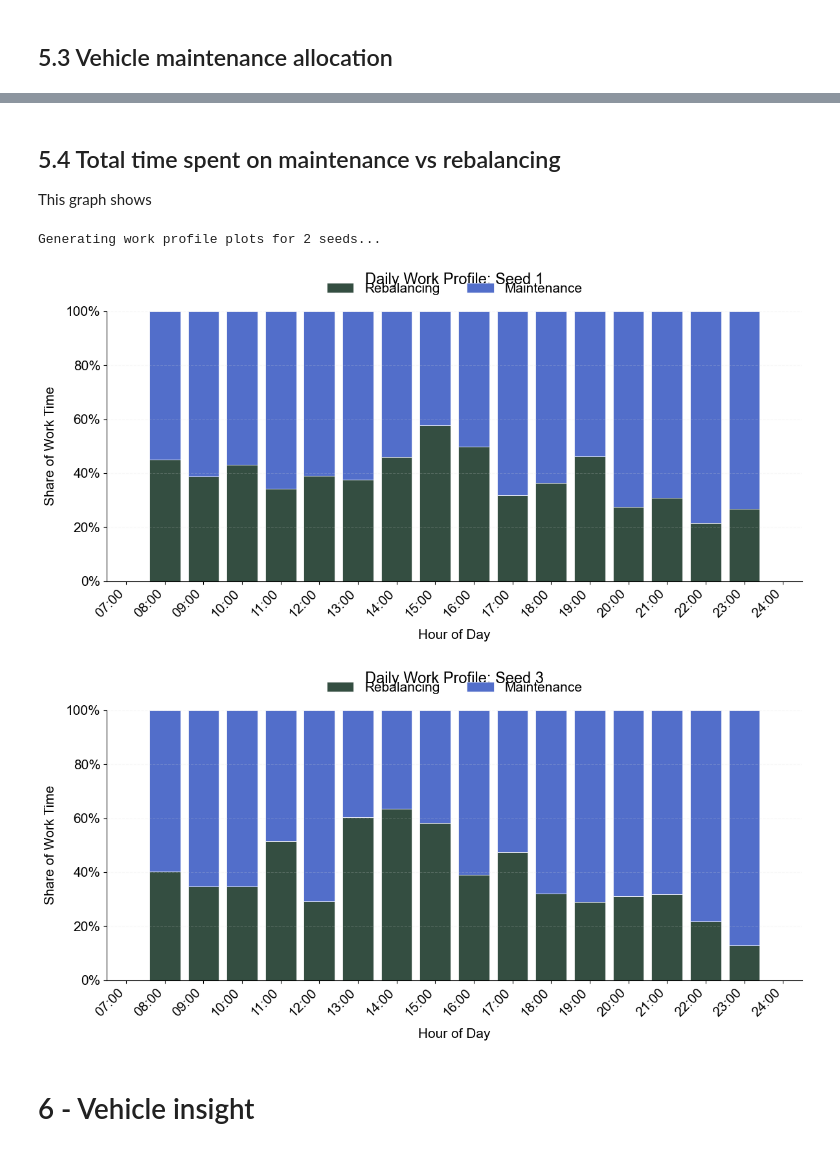
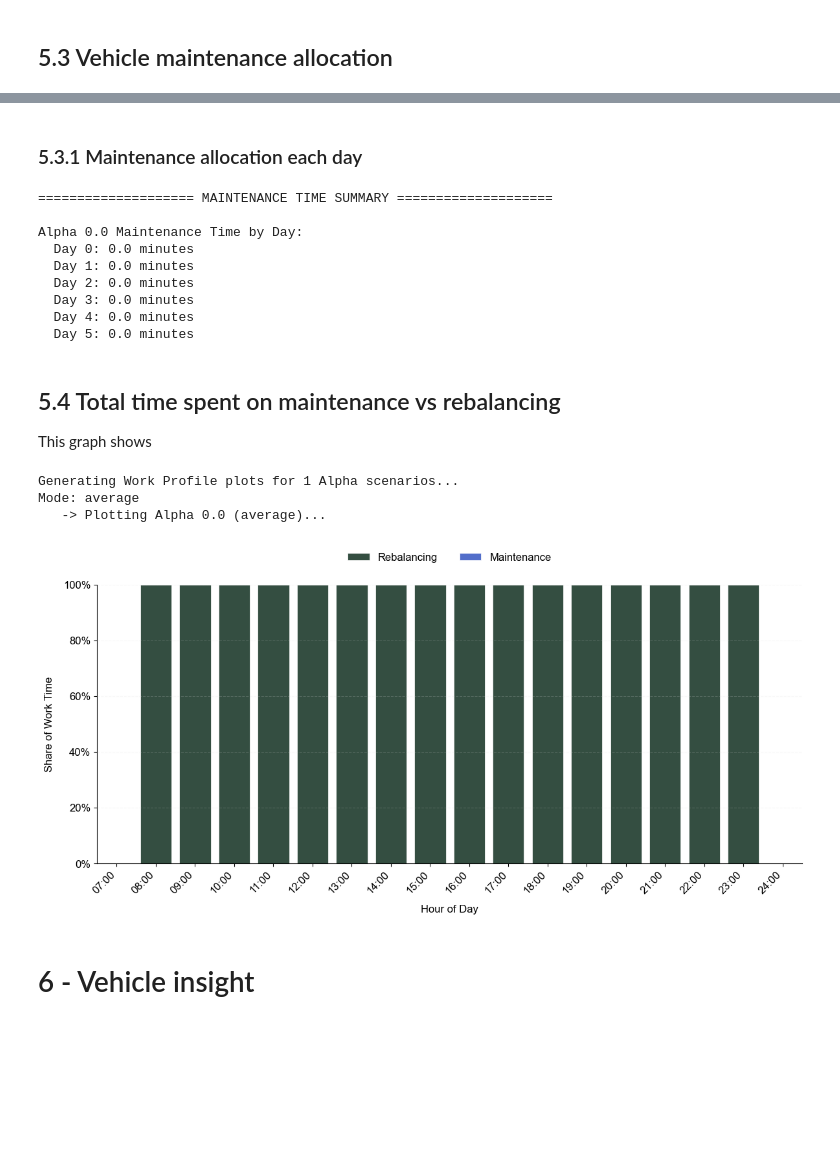
Before and after one commit to EECS-NTNU/FOMOsim, a Jupyter notebook: policies/sjovik_sund/Scripts/Maintenance_reward_analysis/alphas_and_seeds.ipynb, the cells around one changed output, grey strips where cells are left out. Saved outputs shown, nothing was run; the diff lists cells and outputs as text; code cells hidden in the pictures; blank space fills up the shorter version.

Commit message:
alphas and seeds

```diff
--- a/policies/sjovik_sund/Scripts/Maintenance_reward_analysis/alphas_and_seeds.ipynb
+++ b/policies/sjovik_sund/Scripts/Maintenance_reward_analysis/alphas_and_seeds.ipynb
@@ -2051,9 +2269,32 @@ Generating maintenance timelines for 2 seeds...
+# %% [markdown]
+### 5.3.1 Maintenance allocation each day
+# %%
+# print maintenance time in minutes for each alpha each day of the week
+print(f"\n{'='*20} MAINTENANCE TIME SUMMARY {'='*20}")
+for alpha_val, data_dict in alpha_results.items():
+    current_hourly_df = data_dict["hourly"]
+    maint_by_day = (
+        current_hourly_df.groupby("Day")["Maintenance Time (minutes)"]
+        .sum()
+        .reset_index()
+    )
+    print(f"\nAlpha {alpha_val} Maintenance Time by Day:")
+    for _, row in maint_by_day.iterrows():
+        print(f"  Day {int(row['Day'])}: {row['Maintenance Time (minutes)']:.1f} minutes")
+# %% [output]
+==================== MAINTENANCE TIME SUMMARY ====================
+
+Alpha 0.0 Maintenance Time by Day:
+  Day 0: 0.0 minutes
+  Day 1: 0.0 minutes
+  Day 2: 0.0 minutes
+  Day 3: 0.0 minutes
+  Day 4: 0.0 minutes
+  Day 5: 0.0 minutes
 # %% [markdown]
 ## 5.4 Total time spent on maintenance vs rebalancing
 This graph shows
 # %%
-
-
 # ---------------------------
 # 1. DEFINE PLOTTING FUNCTION
 # ---------------------------
@@ -2096,7 +2337,7 @@ def plot_work_time_profile(df_hourly, title_label):
     # ==========================================
 
     # Set safe defaults if variables aren't in scope
-    local_font_size = font_size if 'font_size' in globals() else 12
+    local_font_size = 12
 
     # Set global font family
     plt.rcParams['font.family'] = 'sans-serif'
@@ -2140,52 +2381,56 @@ def plot_work_time_profile(df_hourly, title_label):
     ax.tick_params(axis='y', colors="#000000", labelsize=local_font_size)
 
     # Format Y-axis as percentage
     ax.yaxis.set_major_formatter(ticker.PercentFormatter(xmax=1.0))
 
     # Limits
     ax.set_ylim(0, 1.0)
     if not hours.empty:
         ax.set_xlim(hours.min()-0.5, hours.max()+0.5)
 
     # Labels
     ax.set_ylabel("Share of Work Time", fontsize=local_font_size, color="#000000", labelpad=10)
     ax.set_xlabel("Hour of Day", fontsize=local_font_size, color="#000000", labelpad=10)
-    ax.set_title(f"Daily Work Profile: {title_label}", fontsize=local_font_size+2, pad=30)
 
     # Legend
     ax.legend(frameon=False, fontsize=local_font_size, loc='upper center', bbox_to_anchor=(0.5, 1.15), ncol=2)
 
     # Save
-    safe_label = title_label.replace(" ", "_").replace("(", "").replace(")", "")
+    safe_label = title_label.replace(" ", "_").replace("(", "").replace(")", "").replace(".", "pt")
     plt.tight_layout()
-    plt.savefig(f"daily_worktime_profile_{safe_label}.svg", bbox_inches='tight')
+    plt.savefig(
+        f"daily_worktime_profile_{safe_label}.svg",
+        bbox_inches='tight',  # Crops extra white space
+        pad_inches=0.02       # Leaves a tiny safety margin
+    )
     plt.show()
 
 # ---------------------------
-# 2. EXECUTION LOGIC
+# 2. EXECUTION LOGIC (Looping through Alphas)
 # ---------------------------
 
-if selection_mode == "all":
-    print(f"Generating work profile plots for {len(all_seeds_data)} seeds...")
+print(f"Generating Work Profile plots for {len(alpha_results)} Alpha scenarios...")
+print(f"Mode: {selection_mode}")
 
-    for seed_num, data_dict in all_seeds_data.items():
-        plot_work_time_profile(
-            df_hourly=data_dict["hourly"],
-            title_label=f"Seed {seed_num}"
-        )
+for alpha_val, data_dict in alpha_results.items():
 
-else:
-    # Single or Average Mode
-    print(f"Generating work profile plot for: {source_label}")
+    # 1. Get the hourly dataframe for this Alpha
+    current_hourly_df = data_dict["hourly"]
 
+    # 2. Create Label
+    label_text = f"Alpha {alpha_val} ({selection_mode})"
+
+    # 3. Plot
+    print(f"   -> Plotting {label_text}...")
     plot_work_time_profile(
-        df_hourly=hourly_data,
-        title_label=source_label
+        df_hourly=current_hourly_df,
+        title_label=label_text
     )
 # %% [output]
-Generating work profile plots for 2 seeds...
+Generating Work Profile plots for 1 Alpha scenarios...
+Mode: average
+   -> Plotting Alpha 0.0 (average)...
-[figure, old version]
+[figure, new version]
-[figure, removed]
 # %% [markdown]
 # 6 - Vehicle insight
 # %% [markdown]
```
Also changed, not shown: parts of 21 cells of this notebook.
